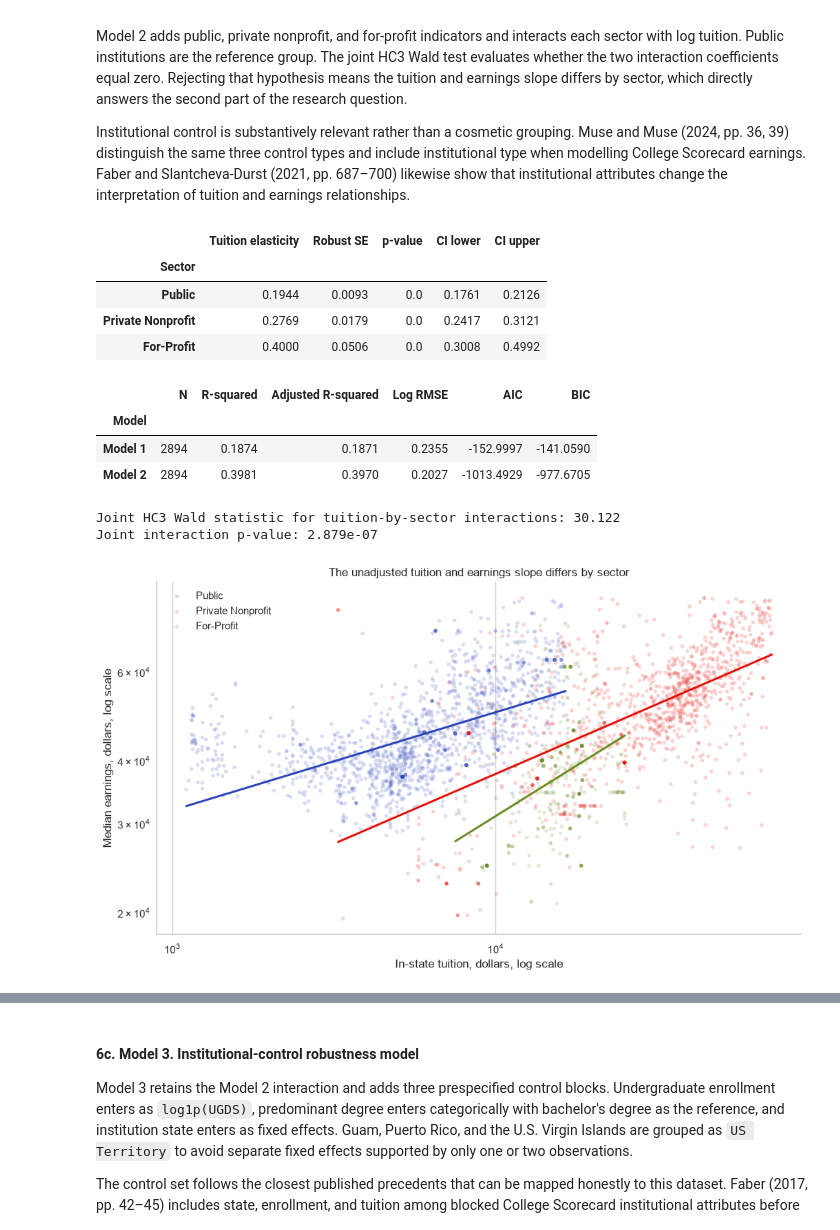
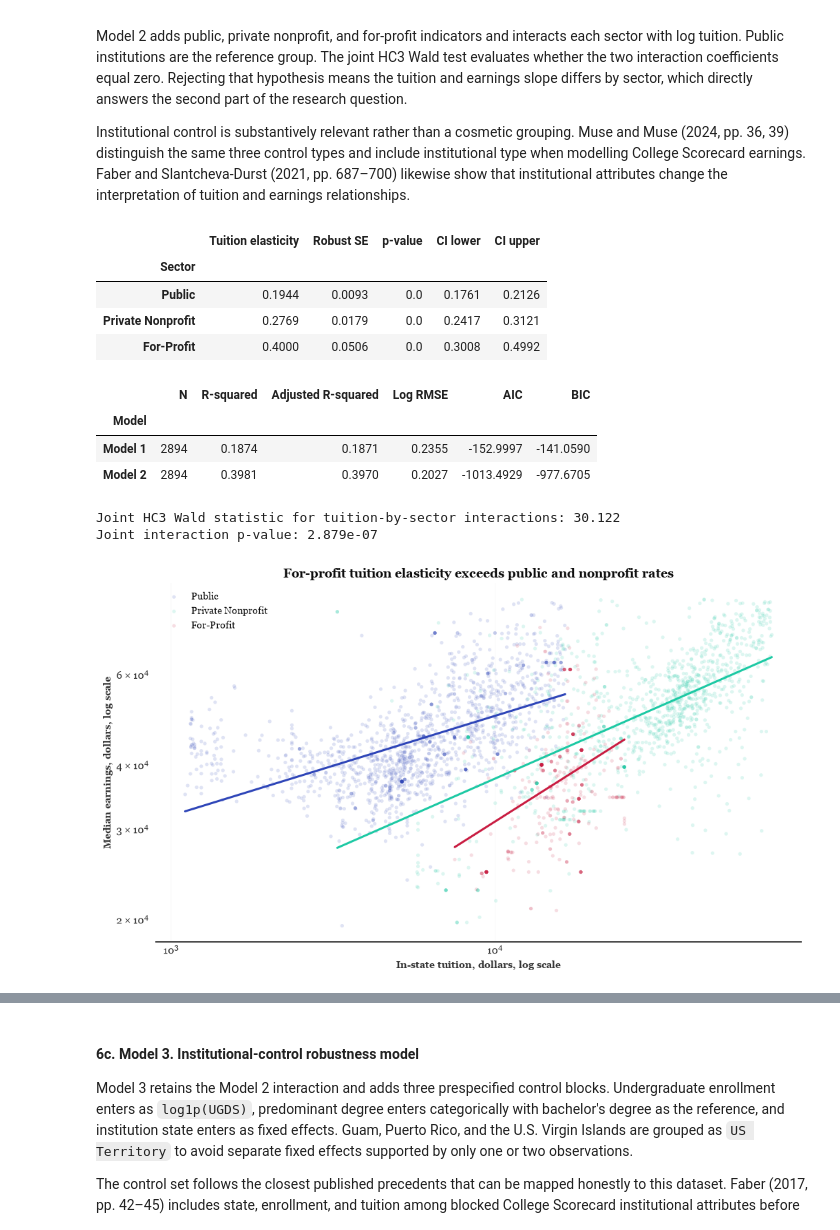
Before and after one commit to sakudiff/Data-102-MC01, a Jupyter notebook: DATA102_Project_Group1.ipynb, the cells around one changed output, grey strips where cells are left out. Cells and saved outputs as stored; diff of their text form; code cells hidden in the pictures.

```diff
--- a/DATA102_Project_Group1.ipynb
+++ b/DATA102_Project_Group1.ipynb
@@ -44,14 +44,3 @@ The dataset used in this analysis contains 6,273 rows and 24 columns. Each row r
 - **TUITIONFEE_OUT** — Published out-of-state tuition and fees
 - **GRAD_DEBT_MDN** — Median debt of graduates (federal and private loans)
 - **MD_EARN_WNE_P10** — Median earnings of former students ten years after entry, among those working and not enrolled
-# %%
-import pandas as pd
-import numpy as np
-import matplotlib.pyplot as plt
-import seaborn as sns
-
-# Set up visual aesthetics
-sns.set_theme(style="whitegrid")
-from scipy import stats
-import statsmodels.api as sm
-from IPython.display import display
@@ -940,17 +973,18 @@ print(f"Joint interaction p-value: {model2_wald_p_value:.4g}")
 
 sector_colors = {
     "Public": "#2E45B8",
-    "Private Nonprofit": "#E3120B",
-    "For-Profit": "#6B8E23",
+    "Private Nonprofit": "#1DC9A4",
+    "For-Profit": "#C91D42",
 }
+
 fig, ax = plt.subplots(figsize=(10.5, 6.2))
 for sector in ["Public", "Private Nonprofit", "For-Profit"]:
     sector_data = model_data[model_data["CONTROL_LABEL"] == sector]
     ax.scatter(
         sector_data["TUITIONFEE_IN"],
         sector_data["MD_EARN_WNE_P10"],
-        alpha=0.18,
-        s=16,
+        alpha=0.15,
+        s=14,
         color=sector_colors[sector],
         edgecolors="none",
         label=sector,
@@ -964,35 +998,33 @@ for sector in ["Public", "Private Nonprofit", "For-Profit"]:
         {
             "log_tuition": np.log(tuition_grid),
             "CONTROL_LABEL": sector,
         }
     )
     ax.plot(
         tuition_grid,
         np.exp(model2.predict(prediction_data)),
         color=sector_colors[sector],
         linewidth=2.2,
     )
 
 ax.set_xscale("log")
 ax.set_yscale("log")
-ax.set_title("The unadjusted tuition and earnings slope differs by sector")
+ax.set_title("For-profit tuition elasticity exceeds public and nonprofit rates", fontsize=13, fontweight="bold")
 ax.set_xlabel("In-state tuition, dollars, log scale")
 ax.set_ylabel("Median earnings, dollars, log scale")
-ax.legend(frameon=False)
-ax.spines["top"].set_visible(False)
-ax.spines["right"].set_visible(False)
+ax.legend(fontsize=10)
 plt.tight_layout()
 plt.show()
 # %% [output]
 |  | Tuition elasticity | Robust SE | p-value | CI lower | CI upper |
 | Sector |  |  |  |  |  |
 | Public | 0.1944 | 0.0093 | 0.0 | 0.1761 | 0.2126 |
 | Private Nonprofit | 0.2769 | 0.0179 | 0.0 | 0.2417 | 0.3121 |
 | For-Profit | 0.4000 | 0.0506 | 0.0 | 0.3008 | 0.4992 |
 |  | N | R-squared | Adjusted R-squared | Log RMSE | AIC | BIC |
 | Model |  |  |  |  |  |  |
 | Model 1 | 2894 | 0.1874 | 0.1871 | 0.2355 | -152.9997 | -141.0590 |
 | Model 2 | 2894 | 0.3981 | 0.3970 | 0.2027 | -1013.4929 | -977.6705 |
 Joint HC3 Wald statistic for tuition-by-sector interactions: 30.122
 Joint interaction p-value: 2.879e-07
-[figure, old version]
+[figure, new version]
```
Also changed, not shown: parts of 14 cells of this notebook, 13 other files.
